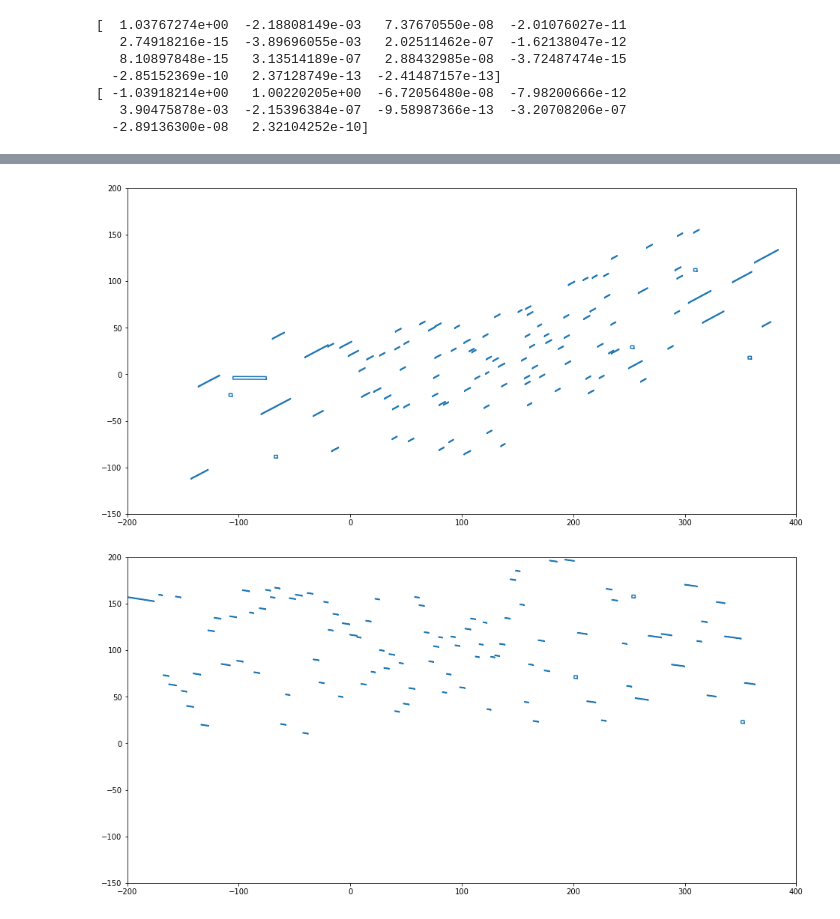
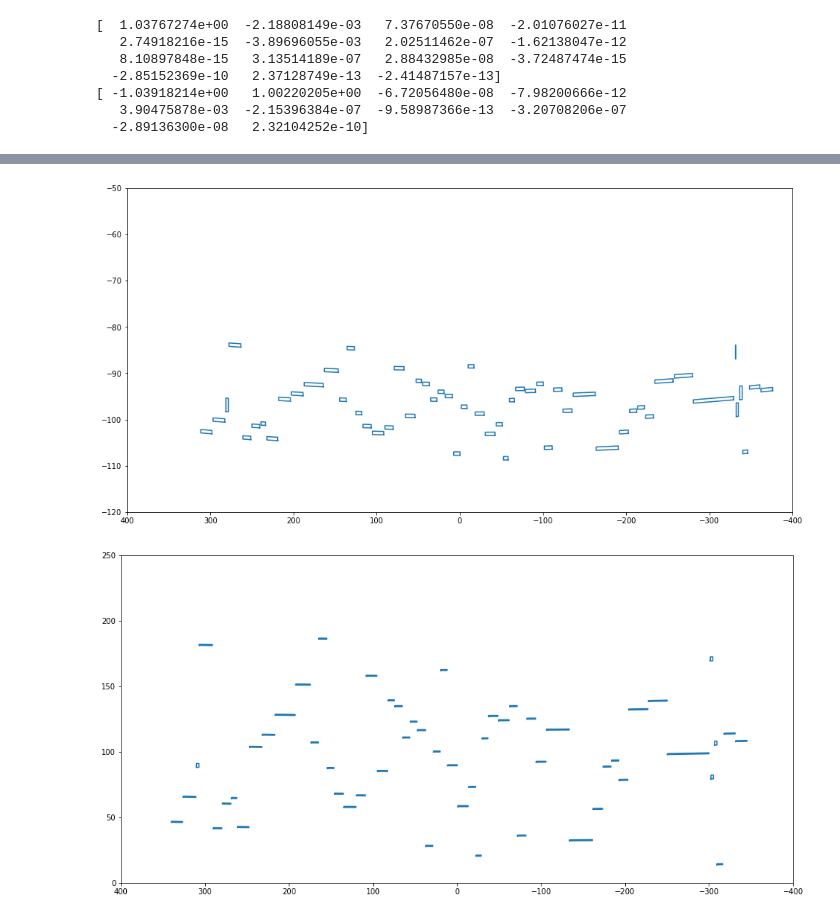
Before and after one commit to KeckObservatory/SlitmaskDesignTool, a Jupyter notebook: PythonConversionByLR/dsimulator.ipynb, the cells around one changed output, grey strips where cells are left out. Drawn from its saved outputs; the diff is of its cells as text; code cells hidden in the pictures.

```diff
--- a/PythonConversionByLR/dsimulator.ipynb
+++ b/PythonConversionByLR/dsimulator.ipynb
@@ -56,6 +46,10 @@ def hhmmsstodegrees(hours):
     return Angle(str(hours)+' hours').degree
 def ddmmsstodegrees(dms):
     return Angle(str(dms)+ ' degrees').degree
+def degreestohhmmss(degrees):
+    return Angle(str(degrees)+' degrees').to_string(unit=u.hour,sep=":")
+def degreestoddmmss(degrees):
+    return Angle(str(degrees)+' degrees').to_string(unit=u.degree, sep=":")
 # %%
 def InputDataInit():
     InputData={}
@@ -284,3 +310,0 @@ TargetData[0]
-# %%
-x = [x['XARCS'] for x in TargetData]
-y = [x['YARCS'] for x in TargetData]
@@ -493,13 +364,3 @@ print(py1.parameters)
 [ -1.03918214e+00   1.00220205e+00  -6.72056480e-08  -7.98200666e-12
    3.90475878e-03  -2.15396384e-07  -9.58987366e-13  -3.20708206e-07
   -2.89136300e-08   2.32104252e-10]
-# %%
-xout_fit = []
-yout_fit = []
-
-xout_fit = px1(xin,yin)
-yout_fit = py1(xin,yin)
-
-# compare
-for i in range(10):
-        print(xin[i],yin[i],xout[i],yout[i],xout_fit[i],yout_fit[i])
@@ -535,7 +385,7 @@ def len_slits(TargetData,SlitData,InputData):
     s = sorted(zip(bufx,bufi))
     bufx,bufi = map(list, zip(*s))
     print(len(sdat))
-    for i in range(len(sdat)-2):
+    for i in range(len(sdat)-1):
         ndx1=bufi[i]
         ndx2=bufi[i+1]
         index = ndx1
@@ -544,7 +394,7 @@ def len_slits(TargetData,SlitData,InputData):
         pc2=sdat[ndx2]['PCODE']
 
         # if both are alignment boxes, move on...
-        if pc1==-2 and pc2==-2:
+        if int(pc1)==-2 and int(pc2)==-2:
             next
 
         xlow = sdat[ndx1]['X2']+InputData['SLIT_GAP']
@@ -824,29 +674,29 @@ SlitData[1]
 # %%
-
 # plot
 fig,ax = plt.subplots(1,figsize=(16,8))
-ax.set_xlim([-200, 400])
-ax.set_ylim([-150, 200])
+ax.set_xlim([400, -400])
+ax.set_ylim([-120, -50])
 for slit in SlitData:
     p1=[slit['XMM1'],slit['YMM1']]
     p2=[slit['XMM2'],slit['YMM2']]
     p3=[slit['XMM3'],slit['YMM3']]
     p4=[slit['XMM4'],slit['YMM4']]
     x = [slit['XMM1'],slit['XMM2'],slit['XMM3'],slit['XMM4'],slit['XMM1']]
     y = [slit['YMM1'],slit['YMM2'],slit['YMM3'],slit['YMM4'],slit['YMM1']]
     l = mlines.Line2D(x,y)
     ax.add_line(l)
 # %% [output]
-[figure, old version]
+[figure, new version]
 # %%
-mask_slits = ascii.read('slits')
+# plot example
+slits = ascii.read('example/bluslits')
 fig,ax = plt.subplots(1,figsize=(16,8))
-ax.set_xlim([-200, 400])
-ax.set_ylim([-150, 200])
-for slit in mask_slits:
+ax.set_xlim([400, -400])
+ax.set_ylim([0, 250])
+for slit in slits:
     x = [slit['slitX1'],slit['slitX2'],slit['slitX3'],slit['slitX4'],slit['slitX1']]
     y = [slit['slitY1'],slit['slitY2'],slit['slitY3'],slit['slitY4'],slit['slitY1']]
     l = mlines.Line2D(x,y)
     ax.add_line(l)
 # %% [output]
-[figure, old version]
+[figure, new version]
```
Also changed, not shown: parts of 22 cells of this notebook.
